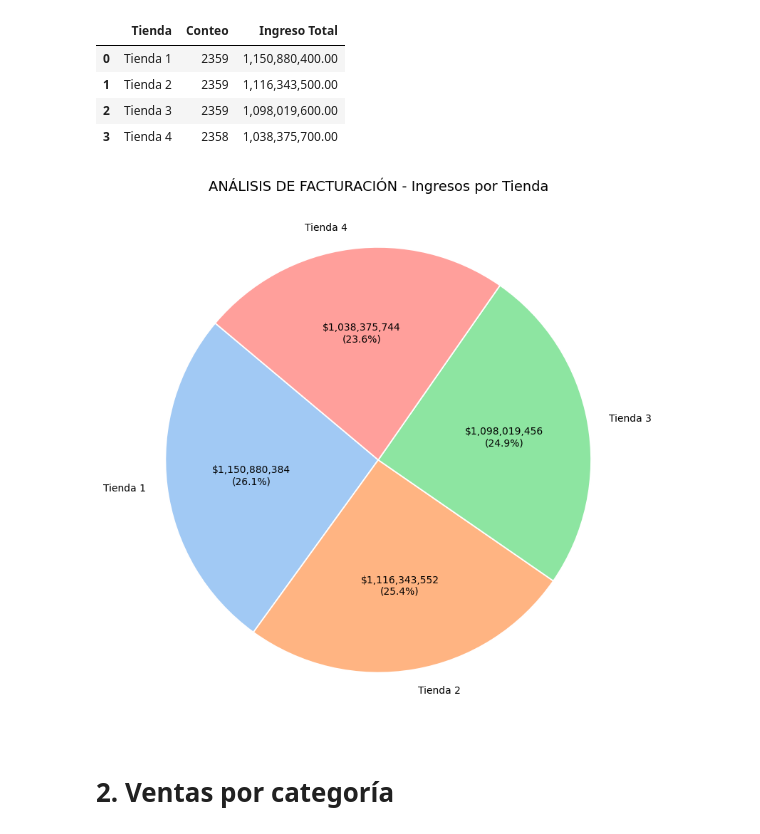
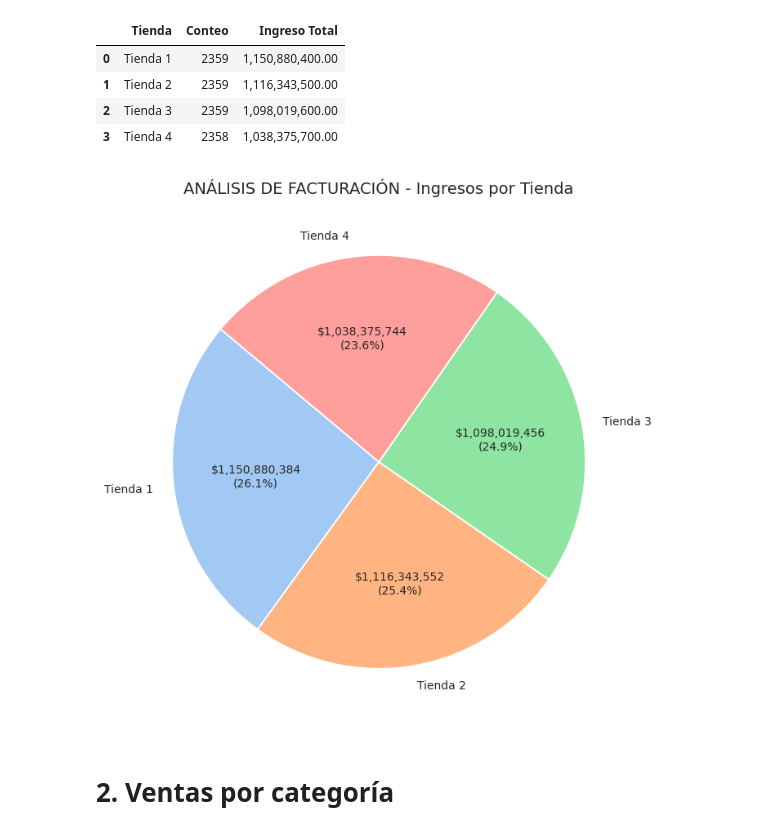
Before and after one commit to angelesGladin/challenge-data-science, a Jupyter notebook: AluraStoreLatam.ipynb, the cells around one changed output. Cells and saved outputs as stored; diff of their text form; code cells hidden in the pictures.

```diff
--- a/AluraStoreLatam.ipynb
+++ b/AluraStoreLatam.ipynb
@@ -70,27 +70,27 @@ total_suma
 # %%
 import matplotlib.pyplot as plt
 import seaborn as sns
 
 # Datos base
 labels = total_suma['Tienda']
 sizes = total_suma['Ingreso Total']
 
 # Función para mostrar valores con formato moneda
 def formato_monto(pct, all_vals):
     valor_absoluto = int(pct / 100 * sum(all_vals))
     return f'${valor_absoluto:,.0f}\n({pct:.1f}%)'
 
 colors = sns.color_palette('pastel')
 # Crear gráfico
-plt.figure(figsize=(8, 8))
+plt.figure(figsize=(7, 7))
 plt.pie(sizes, labels=labels, autopct=lambda pct: formato_monto(pct, sizes), startangle=140, colors=colors, shadow=False, wedgeprops={'edgecolor': 'white', 'linewidth': 1.3})
 
 plt.title('ANÁLISIS DE FACTURACIÓN - Ingresos por Tienda', fontsize=14)
 plt.axis('equal')
 plt.tight_layout()
 plt.show()
 # %% [output]
-[figure, old version]
+[figure, new version]
 # %% [markdown]
 # 2. Ventas por categoría
 # %%
```
Also changed, not shown: parts of 5 cells of this notebook.
